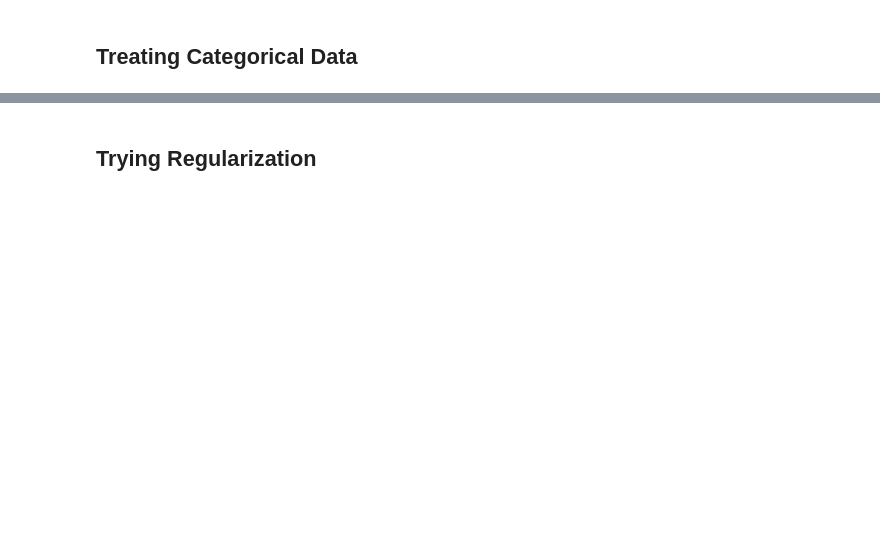
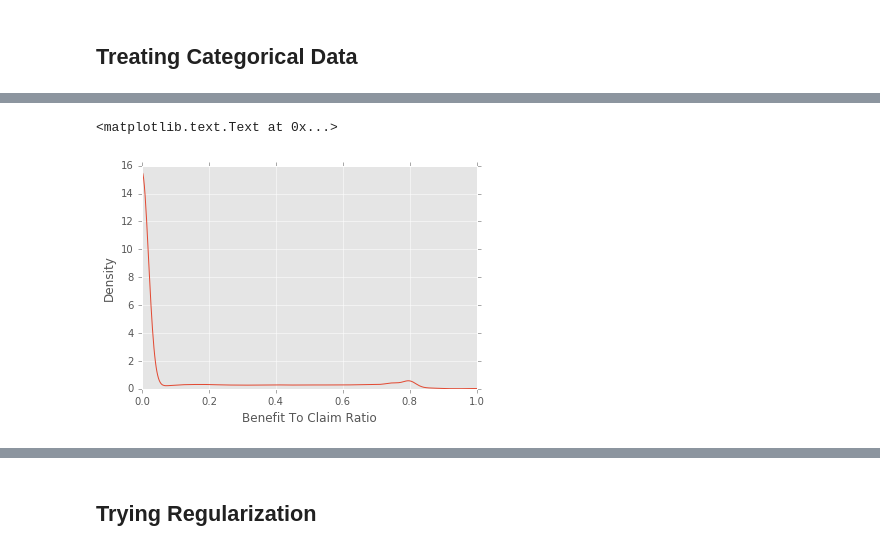
Before and after one commit to flarossler/SYDDAT4_Project-Pet-Insurance-Churn, a Jupyter notebook: Project Flavia v2.ipynb, the cells around one changed output, grey strips where cells are left out. Cells and saved outputs as stored; diff of their text form; code cells hidden in the pictures; blank space fills up the shorter version.

```diff
--- a/Project Flavia v2.ipynb
+++ b/Project Flavia v2.ipynb
@@ -294,10 +309,8 @@ policies.drop('species_code', axis=1, inplace=True)
 policies.drop('LastClaimStatus', axis=1, inplace=True)
 policies.drop('premium_payment_period_code', axis=1, inplace=True)
 policies.drop('payment_method_code', axis=1, inplace=True)
-policies.drop('PayMethCheque', axis=1, inplace=True)
 policies.drop('State', axis=1, inplace=True)
 policies.drop('PlanType', axis=1, inplace=True)
 policies.drop('ClientAgeInGroup', axis=1, inplace=True)
 policies.drop('PetAgeGroup', axis=1, inplace=True)
-
-policies.describe()
+policies.drop('PayFreqAnnual', axis = 1, inplace=True)
@@ -315,5 +401,47 @@ policies.describe()
+# %%
+policies.Ntile5LastClaimAmount.value_counts()
+policies['Ntile5LastClaimAmount0'] =  policies.Ntile5LastClaimAmount.map({0:1, 1:0, 2:0, 3:0, 4:0, 5:0})
+policies['Ntile5LastClaimAmount1'] =  policies.Ntile5LastClaimAmount.map({0:0, 1:1, 2:0, 3:0, 4:0, 5:0})
+policies['Ntile5LastClaimAmount2'] =  policies.Ntile5LastClaimAmount.map({0:0, 1:0, 2:1, 3:0, 4:0, 5:0})
+policies['Ntile5LastClaimAmount3'] =  policies.Ntile5LastClaimAmount.map({0:0, 1:0, 2:0, 3:1, 4:0, 5:0})
+policies['Ntile5LastClaimAmount4'] =  policies.Ntile5LastClaimAmount.map({0:0, 1:0, 2:0, 3:0, 4:1, 5:0})
+
+policies['Ntile5LastPaidAmount0'] =  policies.Ntile5LastPaidAmount.map({0:1, 1:0, 2:0, 3:0, 4:0, 5:0})
+policies['Ntile5LastPaidAmount1'] =  policies.Ntile5LastPaidAmount.map({0:0, 1:1, 2:0, 3:0, 4:0, 5:0})
+policies['Ntile5LastPaidAmount2'] =  policies.Ntile5LastPaidAmount.map({0:0, 1:0, 2:1, 3:0, 4:0, 5:0})
+policies['Ntile5LastPaidAmount3'] =  policies.Ntile5LastPaidAmount.map({0:0, 1:0, 2:0, 3:1, 4:0, 5:0})
+policies['Ntile5LastPaidAmount4'] =  policies.Ntile5LastPaidAmount.map({0:0, 1:0, 2:0, 3:0, 4:1, 5:0})
+
+policies.drop('Ntile5LastClaimAmount', axis = 1, inplace=True)
+policies.drop('Ntile5LastPaidAmount', axis = 1, inplace=True)
+# %%
+policies.PremiumDecile.value_counts()
+policies['PremiumDecile0'] =  policies.PremiumDecile.map({0:1, 1:0, 2:0, 3:0, 4:0, 5:0, 6:0, 7:0, 8:0,
+                                                                 9:0, 10:0})
+policies['PremiumDecile1'] =  policies.PremiumDecile.map({0:0, 1:1, 2:0, 3:0, 4:0, 5:0, 6:0, 7:0, 8:0,
+                                                                 9:0, 10:0})
+policies['PremiumDecile2'] =  policies.PremiumDecile.map({0:0, 1:0, 2:1, 3:0, 4:0, 5:0, 6:0, 7:0, 8:0,
+                                                                 9:0, 10:0})
+policies['PremiumDecile3'] =  policies.PremiumDecile.map({0:0, 1:0, 2:0, 3:1, 4:0, 5:0, 6:0, 7:0, 8:0,
+                                                                 9:0, 10:0})
+policies['PremiumDecile4'] =  policies.PremiumDecile.map({0:0, 1:0, 2:0, 3:0, 4:1, 5:0, 6:0, 7:0, 8:0,
+                                                                 9:0, 10:0})
+policies['PremiumDecile5'] =  policies.PremiumDecile.map({0:0, 1:0, 2:0, 3:0, 4:0, 5:1, 6:0, 7:0, 8:0,
+                                                                 9:0, 10:0})
+policies['PremiumDecile6'] =  policies.PremiumDecile.map({0:0, 1:0, 2:0, 3:0, 4:0, 5:0, 6:1, 7:0, 8:0,
+                                                                 9:0, 10:0})
+policies['PremiumDecile7'] =  policies.PremiumDecile.map({0:0, 1:0, 2:0, 3:0, 4:0, 5:0, 6:0, 7:1, 8:0,
+                                                                 9:0, 10:0})
+policies['PremiumDecile8'] =  policies.PremiumDecile.map({0:0, 1:0, 2:0, 3:0, 4:0, 5:0, 6:0, 7:0, 8:1,
+                                                                 9:0, 10:0})
+policies['PremiumDecile9'] =  policies.PremiumDecile.map({0:0, 1:0, 2:0, 3:0, 4:0, 5:0, 6:0, 7:0, 8:0,
+                                                                 9:1, 10:0})
+policies.drop('PremiumDecile', axis = 1, inplace=True)
 # %%
-policies.BenefitToClaimRatio.plot(kind='density', xlim=(0,1))
+policies.BenefitToClaimRatio.plot(by=policies.Cancelled ,kind='density', xlim=(0,1))
 plt.xlabel('Benefit To Claim Ratio')
+# %% [output]
+<matplotlib.text.Text at 0x...>
+[figure, added]
 # %%
 policies.info()
```
Also changed, not shown: parts of 102 cells of this notebook, 1 other file.
